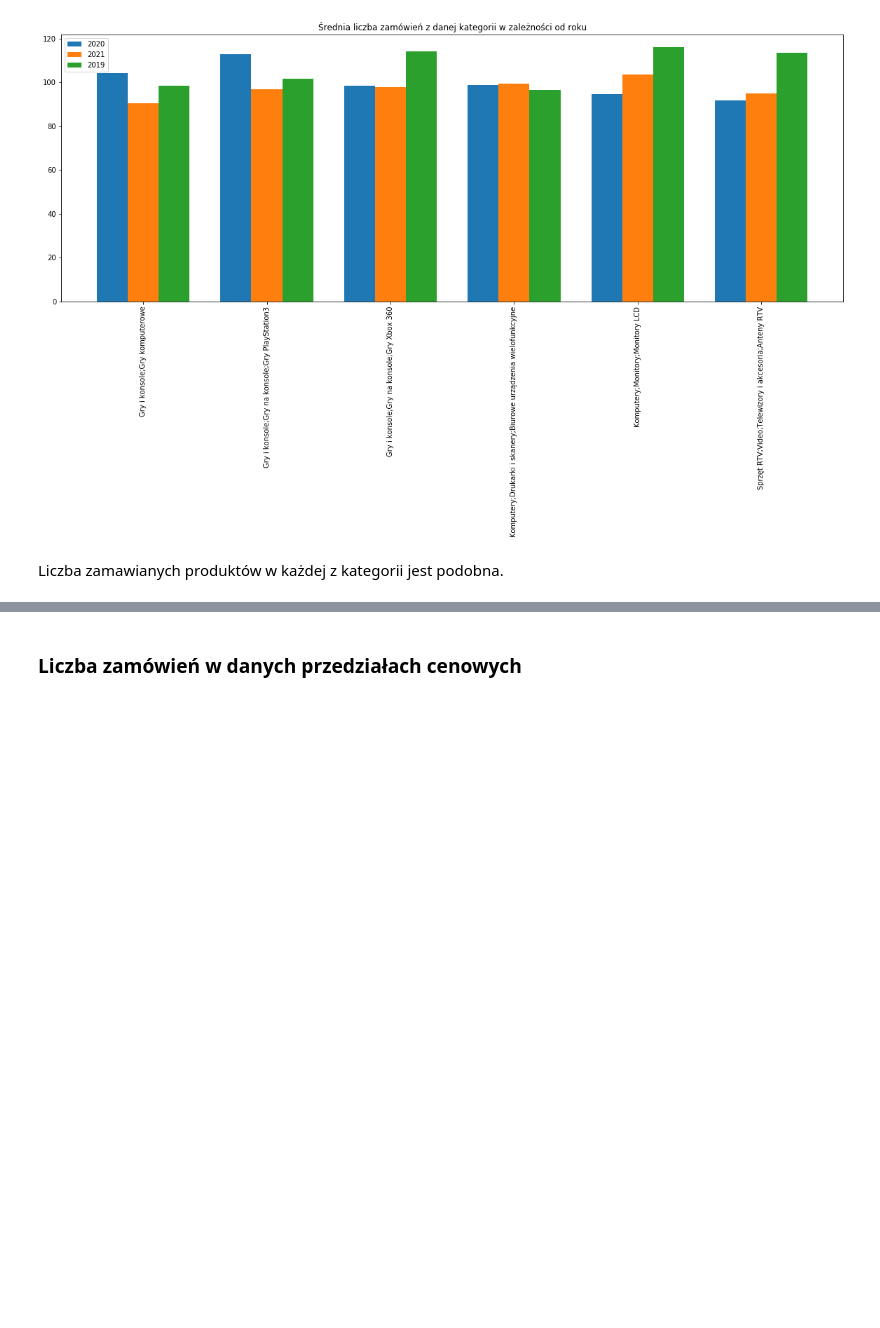
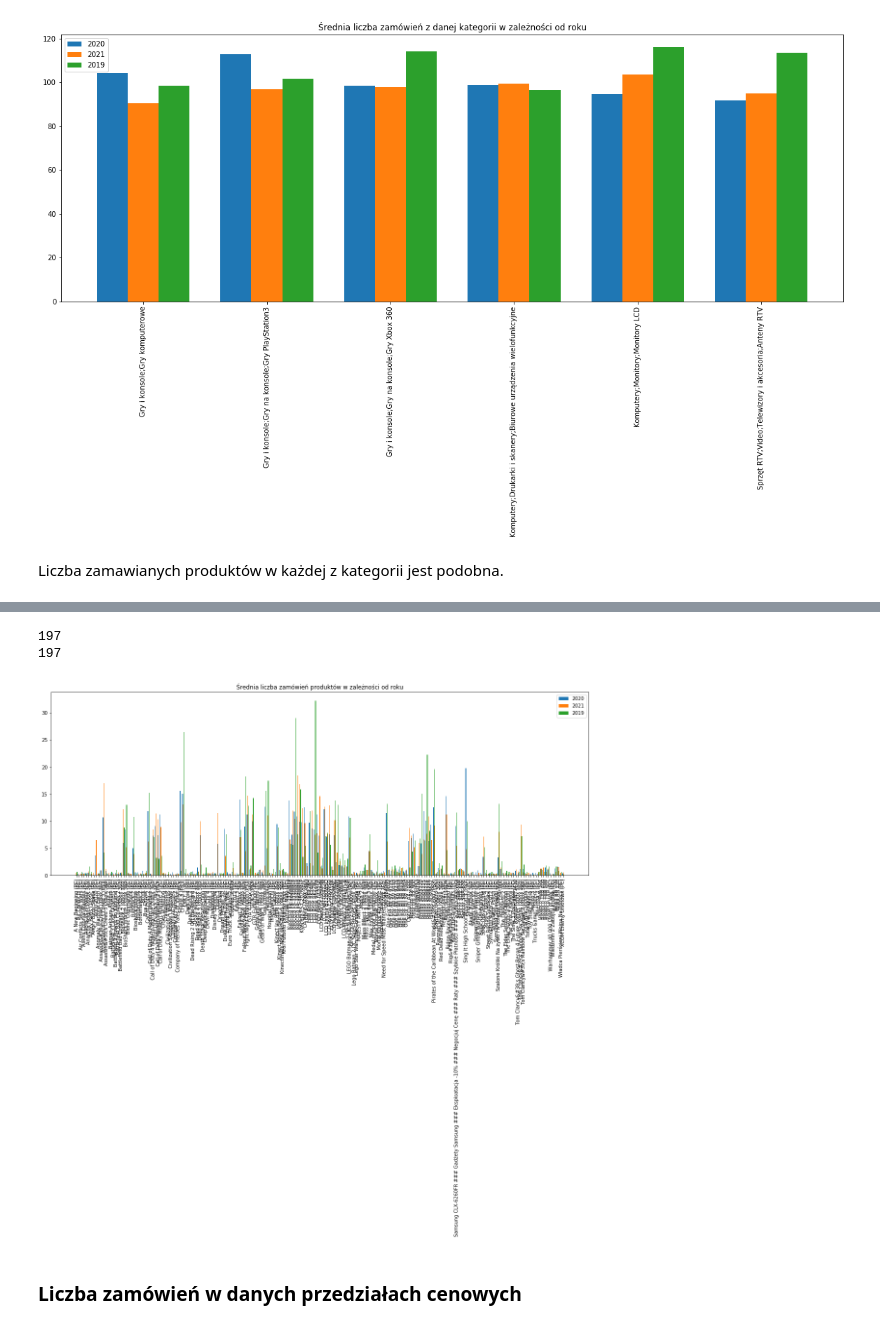
Before and after one commit to Rolkarolka/Delivery-optimization, a Jupyter notebook: notebooks/data_analysis.ipynb, the cells around one changed output, grey strips where cells are left out. Cells and saved outputs as stored; diff of their text form; code cells hidden in the pictures; blank space fills up the shorter version.

```diff
--- a/notebooks/data_analysis.ipynb
+++ b/notebooks/data_analysis.ipynb
@@ -180,3 +205,25 @@ Liczba zamawianych produktów w każdej z kategorii jest podobna.
+# %%
+years = product_purchase_df["timestamp"].dt.year.value_counts().to_dict().keys()
+products = product_purchase_df.groupby(product_purchase_df["product_name"])["product_name"].count().to_dict().keys()
+df_list = []
+for index, year in enumerate(years):
+    product_purchase_year = product_purchase_df[product_purchase_df.timestamp.dt.year.eq(year)]
+    df = product_purchase_year.groupby(product_purchase_year["product_name"])["product_name"].count().to_dict()
+    left = [item for item in products if item not in df.keys()]
+    for i in left:
+        df[i] = 0
+    month_amount = len(product_purchase_year.groupby(product_purchase_year['timestamp'].dt.month)["timestamp"].count())
+    df = dict(sorted(df.items())).values()
+    df_list.append(np.divide(list(df), month_amount))
+
+print(len(df_list[2]))
+print(len(products))
+
+show_plot_for_years(years, products, df_list, "Średnia liczba zamówień produktów w zależności od roku", rotation=90)
+# %% [output]
+197
+197
+[figure, added]
 # %% [markdown]
 ### Liczba zamówień w danych przedziałach cenowych
 # %%
```
Also changed, not shown: parts of 3 cells of this notebook, 3 other files.
